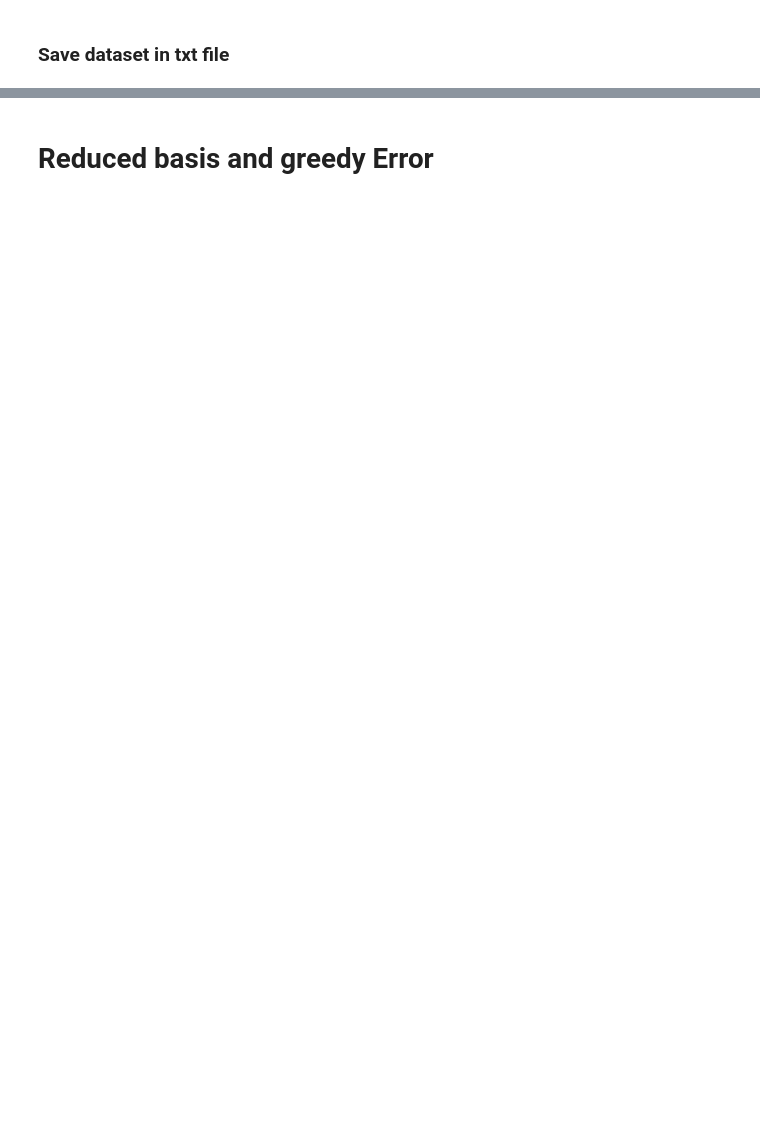
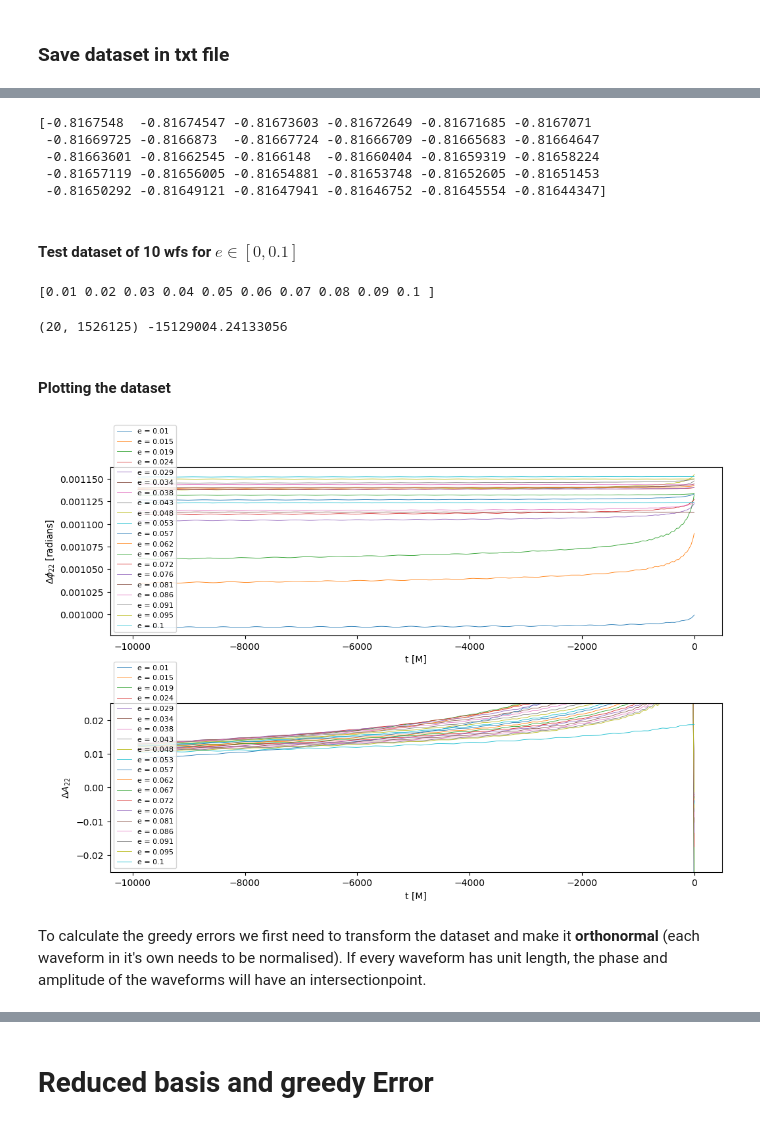
Before and after one commit to suzannelexmond/Thesis_Eccentric_BBHs, a Jupyter notebook: Surrogate_modelling.ipynb, the cells around one changed output, grey strips where cells are left out. Saved outputs shown, nothing was run; the diff lists cells and outputs as text; code cells hidden in the pictures; blank space fills up the shorter version.

```diff
--- a/Surrogate_modelling.ipynb
+++ b/Surrogate_modelling.ipynb
@@ -600,0 +702,67 @@ plt.show()
+# %%
+print(D_phase_read[0][:30])
+# %% [output]
+[-0.8167548  -0.81674547 -0.81673603 -0.81672649 -0.81671685 -0.8167071
+ -0.81669725 -0.8166873  -0.81667724 -0.81666709 -0.81665683 -0.81664647
+ -0.81663601 -0.81662545 -0.8166148  -0.81660404 -0.81659319 -0.81658224
+ -0.81657119 -0.81656005 -0.81654881 -0.81653748 -0.81652605 -0.81651453
+ -0.81650292 -0.81649121 -0.81647941 -0.81646752 -0.81645554 -0.81644347]
+# %% [markdown]
+#### Test dataset of 10 wfs for $e \in [0, 0.1]$
+# %%
+# Read data from the text file
+t_M_read = np.loadtxt('Straindata/SimInspiral_t_M_test.txt')
+D_phase_read = np.loadtxt('Straindata/SimInspiral_Dphase_test.txt')
+D_amp_read = np.loadtxt('Straindata/SimInspiral_Damp_test.txt')
+
+eccmin = np.linspace(0.01, 0.1, 10).round(2)
+print(eccmin)
+
+# Normalise whole dataset
+D_phase_read = D_phase_read / np.linalg.norm(D_phase_read)
+D_amp_read = D_amp_read / np.linalg.norm(D_amp_read)
+
+# Normalise each vector within dataset
+D_phase_read = D_phase_read / np.linalg.norm(D_phase_read, axis=1, keepdims=True)
+D_amp_read = D_amp_read / np.linalg.norm(D_amp_read, axis=1, keepdims=True)
+# %% [output]
+[0.01 0.02 0.03 0.04 0.05 0.06 0.07 0.08 0.09 0.1 ]
+# %%
+print(D_phase_read.shape, np.min(t_M_read[0]))
+# %% [output]
+(20, 1526125) -15129004.24133056
+# %% [markdown]
+#### Plotting the dataset
+# %%
+fig_dataset_ecc, axs = plt.subplots(2, figsize=(12, 8))
+plt.subplots_adjust(hspace=0.4)
+
+
+for i in range(len(t_M_read)):
+    axs[0].plot(t_M_read[i][-1000:], D_phase_read[i][-1000:], label = 'e = {}'.format(eccmin[i]), linewidth=0.6)
+    axs[0].set_xlabel('t [M]')
+    axs[0].set_ylabel('$\Delta\phi_{22}$ [radians]')
+    axs[0].grid()
+    # axs[0].set_xlim(-20000, 0)
+    # axs[0].set_ylim(0, 0.00075)
+    axs[0].legend(loc = 'lower left', fontsize=8)
+
+    axs[1].plot(t_M_read[i][-1000:], D_amp_read[i][-1000:], label = 'e = {}'.format(eccmin[i]), linewidth=0.6)
+    axs[1].set_ylabel('$\Delta A_{22}$')
+    # axs[1].set_ylim(-0.5e-23, 0.5e-23)
+
+    # axs[1].set_xlim(-20000, 0)
+    axs[1].set_ylim(-0.025, 0.025)
+    axs[1].set_xlabel('t [M]')
+    axs[1].grid()
+    axs[1].legend(loc = 'lower left', fontsize=8)
+
+    figname = 'Dphase22_Damp22_TSnorm.png'
+    fig_dataset_ecc.savefig('Images/' + figname)
+
+
+plt.show()
+# %% [output]
+[figure, added]
+# %% [markdown]
+To calculate the greedy errors we first need to transform the dataset and make it **orthonormal** (each waveform in it's own needs to be normalised). If every waveform has unit length, the phase and amplitude of the waveforms will have an intersectionpoint.
```
Also changed, not shown: parts of 81 cells of this notebook.
